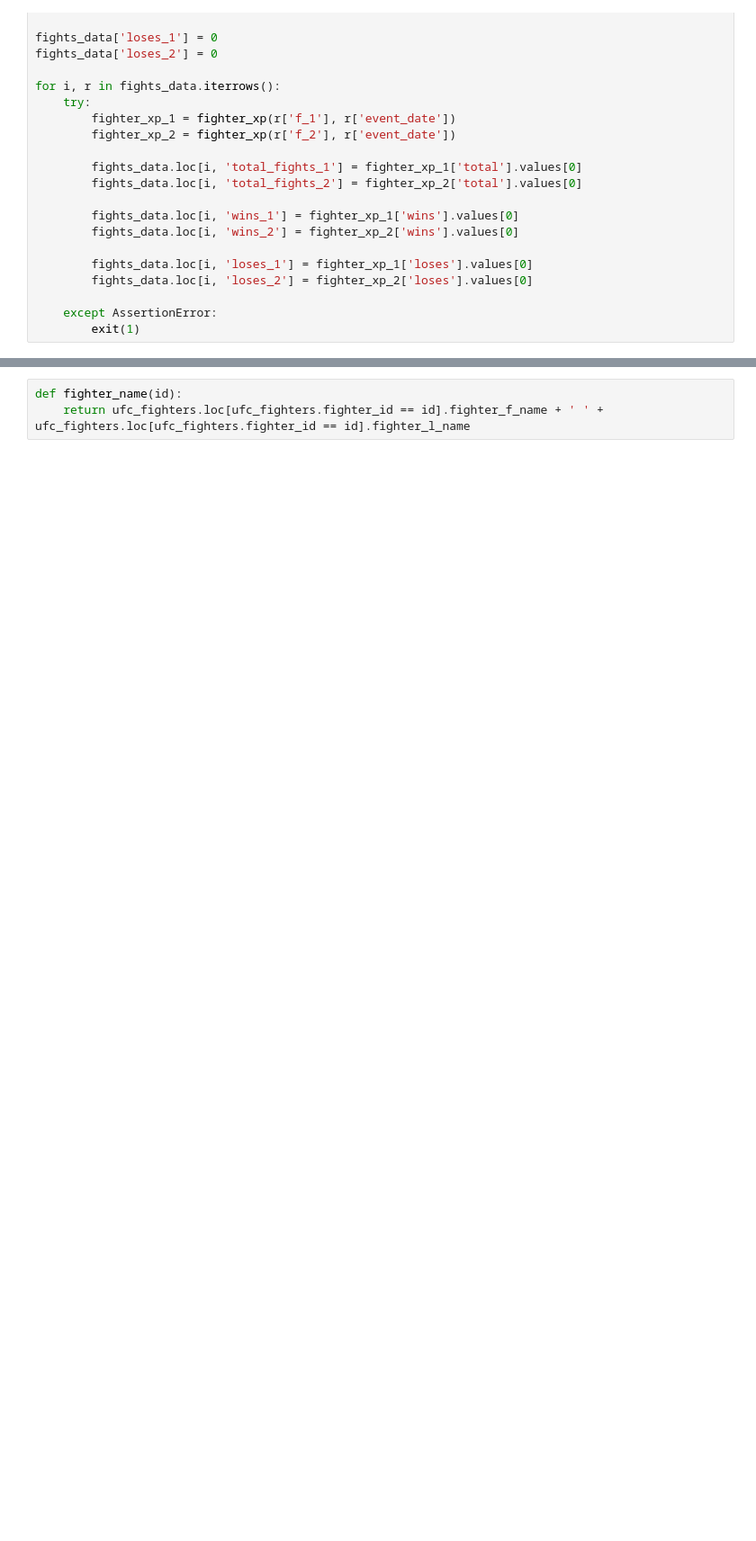
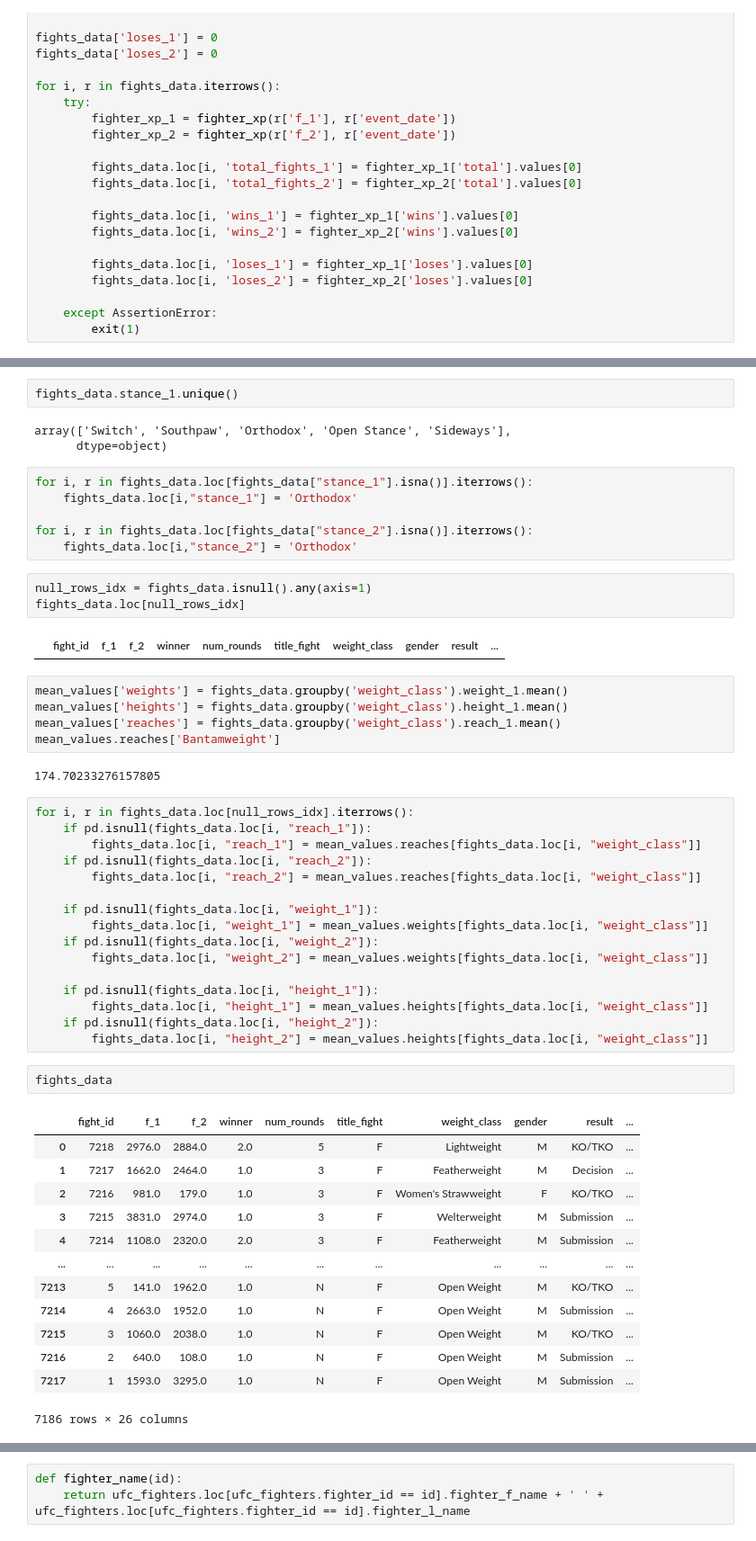
Before and after one commit to 16050/mma-fight-result-predictor, a Jupyter notebook: mma-fight-predictor.ipynb, the cells around one changed output, grey strips where cells are left out. Shown at 90% size. Saved outputs shown, nothing was run; the diff lists cells and outputs as text; blank space fills up the shorter version.

```diff
--- a/mma-fight-predictor.ipynb
+++ b/mma-fight-predictor.ipynb
@@ -137,0 +204,55 @@ fights_data.loc[((fights_data.f_1 == 2884) | (fights_data.f_2 == 2884)) & (fight
+# %%
+fights_data.stance_1.unique()
+# %% [output]
+array(['Switch', 'Southpaw', 'Orthodox', 'Open Stance', 'Sideways'],
+      dtype=object)
+# %%
+for i, r in fights_data.loc[fights_data["stance_1"].isna()].iterrows():
+    fights_data.loc[i,"stance_1"] = 'Orthodox'
+
+for i, r in fights_data.loc[fights_data["stance_2"].isna()].iterrows():
+    fights_data.loc[i,"stance_2"] = 'Orthodox'
+# %%
+null_rows_idx = fights_data.isnull().any(axis=1)
+fights_data.loc[null_rows_idx]
+# %% [output]
+|  | fight_id | f_1 | f_2 | winner | num_rounds | title_fight | weight_class | gender | result | ... |
+# %%
+mean_values['weights'] = fights_data.groupby('weight_class').weight_1.mean()
+mean_values['heights'] = fights_data.groupby('weight_class').height_1.mean()
+mean_values['reaches'] = fights_data.groupby('weight_class').reach_1.mean()
+mean_values.reaches['Bantamweight']
+# %% [output]
+174.70233276157805
+# %%
+for i, r in fights_data.loc[null_rows_idx].iterrows():
+    if pd.isnull(fights_data.loc[i, "reach_1"]):
+        fights_data.loc[i, "reach_1"] = mean_values.reaches[fights_data.loc[i, "weight_class"]]
+    if pd.isnull(fights_data.loc[i, "reach_2"]):
+        fights_data.loc[i, "reach_2"] = mean_values.reaches[fights_data.loc[i, "weight_class"]]
+
+    if pd.isnull(fights_data.loc[i, "weight_1"]):
+        fights_data.loc[i, "weight_1"] = mean_values.weights[fights_data.loc[i, "weight_class"]]
+    if pd.isnull(fights_data.loc[i, "weight_2"]):
+        fights_data.loc[i, "weight_2"] = mean_values.weights[fights_data.loc[i, "weight_class"]]
+
+    if pd.isnull(fights_data.loc[i, "height_1"]):
+        fights_data.loc[i, "height_1"] = mean_values.heights[fights_data.loc[i, "weight_class"]]
+    if pd.isnull(fights_data.loc[i, "height_2"]):
+        fights_data.loc[i, "height_2"] = mean_values.heights[fights_data.loc[i, "weight_class"]]
+# %%
+fights_data
+# %% [output]
+|  | fight_id | f_1 | f_2 | winner | num_rounds | title_fight | weight_class | gender | result | ... |
+| 0 | 7218 | 2976.0 | 2884.0 | 2.0 | 5 | F | Lightweight | M | KO/TKO | ... |
+| 1 | 7217 | 1662.0 | 2464.0 | 1.0 | 3 | F | Featherweight | M | Decision | ... |
+| 2 | 7216 | 981.0 | 179.0 | 1.0 | 3 | F | Women's Strawweight | F | KO/TKO | ... |
+| 3 | 7215 | 3831.0 | 2974.0 | 1.0 | 3 | F | Welterweight | M | Submission | ... |
+| 4 | 7214 | 1108.0 | 2320.0 | 2.0 | 3 | F | Featherweight | M | Submission | ... |
+| ... | ... | ... | ... | ... | ... | ... | ... | ... | ... | ... |
+| 7213 | 5 | 141.0 | 1962.0 | 1.0 | N | F | Open Weight | M | KO/TKO | ... |
+| 7214 | 4 | 2663.0 | 1952.0 | 1.0 | N | F | Open Weight | M | Submission | ... |
+| 7215 | 3 | 1060.0 | 2038.0 | 1.0 | N | F | Open Weight | M | KO/TKO | ... |
+| 7216 | 2 | 640.0 | 108.0 | 1.0 | N | F | Open Weight | M | Submission | ... |
+| 7217 | 1 | 1593.0 | 3295.0 | 1.0 | N | F | Open Weight | M | Submission | ... |
+7186 rows × 26 columns
```
Also changed, not shown: parts of 21 cells of this notebook.
